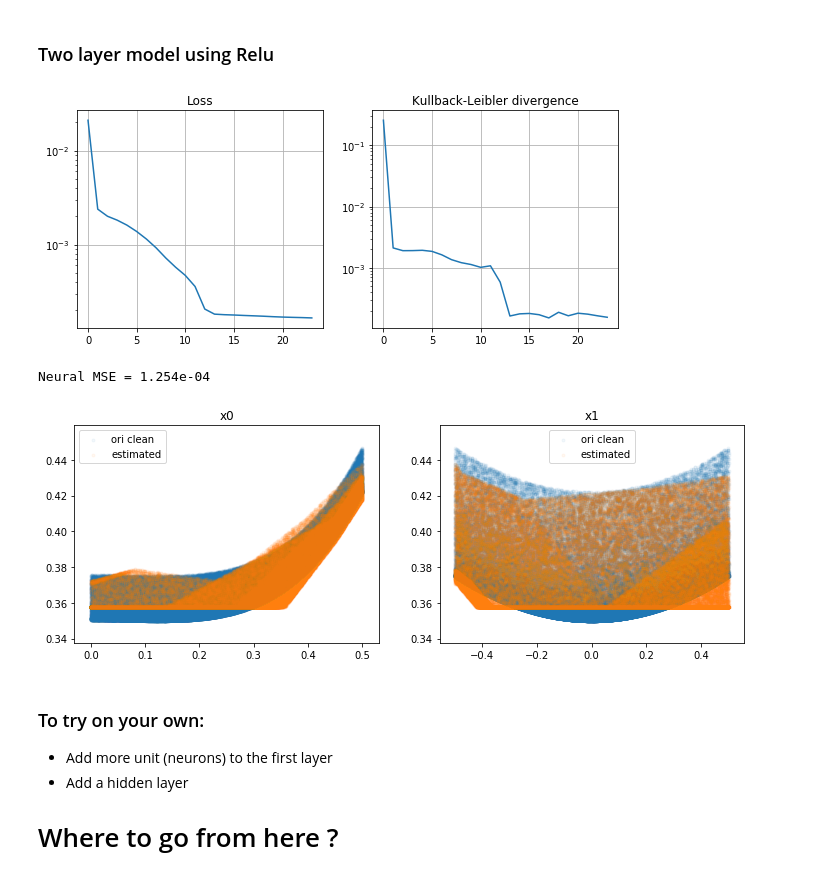
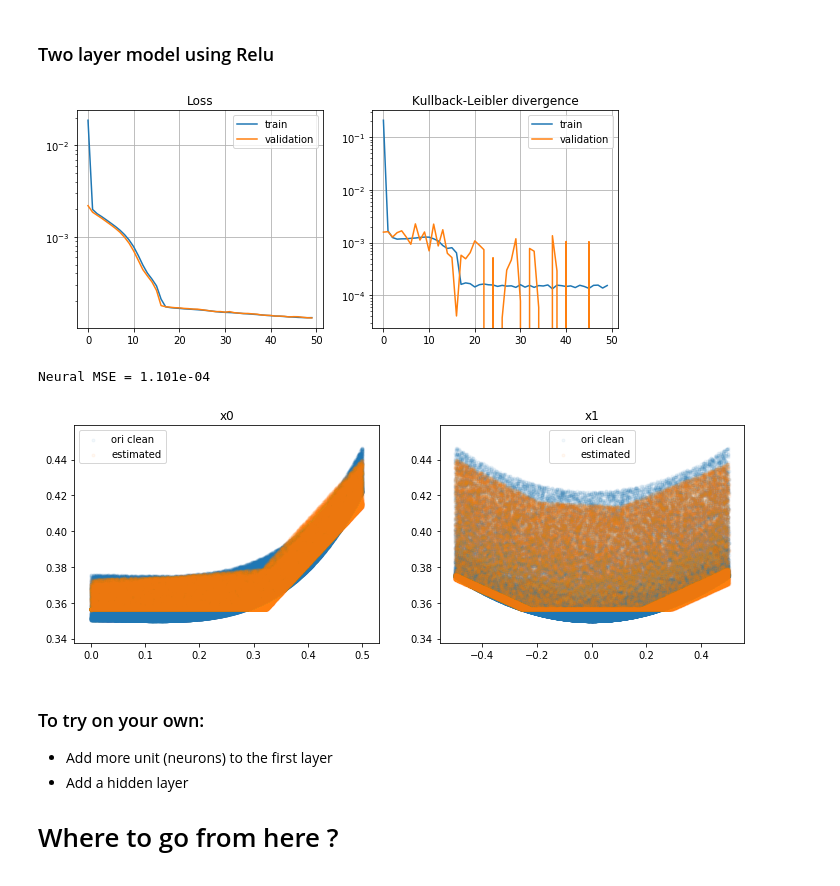
Before and after one commit to tonio73/data-science, a Jupyter notebook: linear/LinearRegressionBivariate-Keras.ipynb, the cells around one changed output. Saved outputs shown, nothing was run; the diff lists cells and outputs as text; code cells hidden in the pictures.

```diff
--- a/linear/LinearRegressionBivariate-Keras.ipynb
+++ b/linear/LinearRegressionBivariate-Keras.ipynb
@@ -221,7 +246,7 @@ This is however mostly due to the non-linear activation function (Softmax), this
 ### Two layer model using Relu
 # %%
 # Number of epochs
-nEpoch = 24
+nEpoch = 50
 nBatch = 256 # 32 is default
 
 # Model
@@ -243,19 +268,23 @@ if usingTensorBoard:
     callbacks = [ks]
 
 # Fit
-hist3 = model3.fit(xTrain, yTrain, epochs=nEpoch, batch_size=nBatch, verbose=0, callbacks=callbacks)
+hist3 = model3.fit(xTrain, yTrain, epochs=nEpoch, batch_size=nBatch, validation_split = 0.2, verbose=0, callbacks=callbacks)
 # %%
 plt.figure(figsize=(15,4))
 plt.subplot(1,3,1)
 plt.semilogy(hist3.history['loss'])
+plt.semilogy(hist3.history['val_loss'])
 plt.grid()
+plt.legend(('train', 'validation'))
 plt.title('Loss')
 plt.subplot(1,3,2)
 plt.semilogy(hist3.history['kullback_leibler_divergence'])
+plt.semilogy(hist3.history['val_kullback_leibler_divergence'])
 plt.grid()
+plt.legend(('train', 'validation'))
 plt.title('Kullback-Leibler divergence');
 # %% [output]
-[figure, old version]
+[figure, new version]
 # %%
 yEst3 = model3.predict(xTest).reshape(-1)
 # %%
@@ -273,8 +302,8 @@ plt.legend(('ori clean', 'estimated'))
 mse3 = metrics.mean_squared_error(yTest, yEst3)
 print('Neural MSE = {:.3e}'.format(mse3));
 # %% [output]
-Neural MSE = 1.254e-04
+Neural MSE = 1.101e-04
-[figure, old version]
+[figure, new version]
 # %% [markdown]
 ### To try on your own:
 - Add more unit (neurons) to the first layer
```
Also changed, not shown: parts of 10 cells of this notebook.
